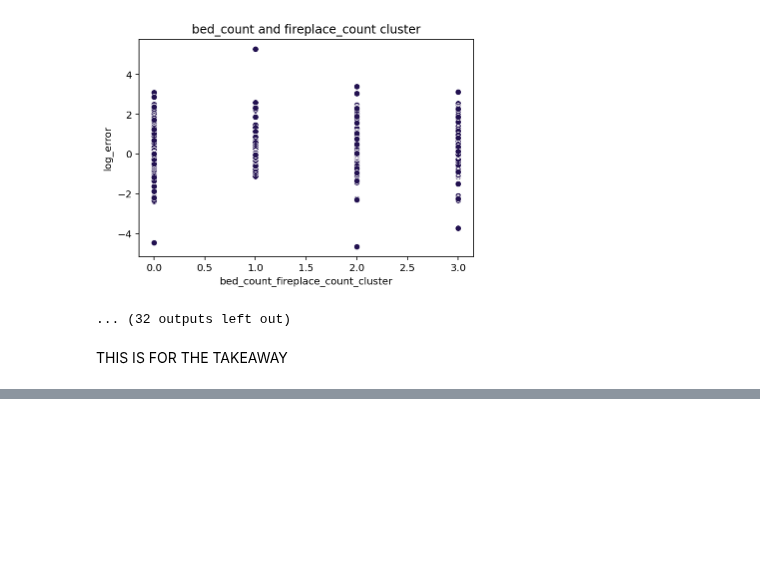
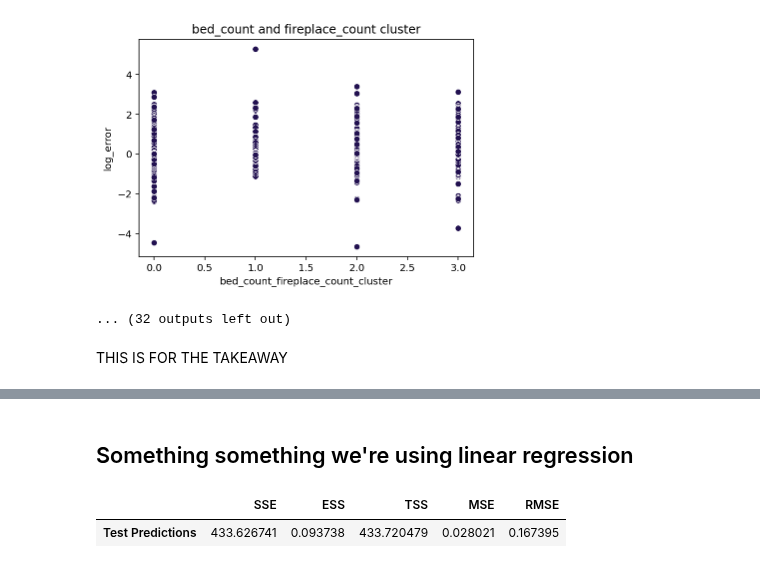
Before and after one commit to L-G-B-Team/clustering-project, a Jupyter notebook: Final_Report_Clustering.ipynb, the cells around one changed output, grey strips where cells are left out. Cells and saved outputs as stored; diff of their text form; code cells hidden in the pictures; blank space fills up the shorter version.

```diff
--- a/Final_Report_Clustering.ipynb
+++ b/Final_Report_Clustering.ipynb
@@ -247,0 +261,7 @@ THIS IS FOR THE TAKEAWAY
+# %% [markdown]
+## Something something we're using linear regression
+# %%
+m.test_errors(test,scaler,kmeans,regressors)
+# %% [output]
+|  | SSE | ESS | TSS | MSE | RMSE |
+| Test Predictions | 433.626741 | 0.093738 | 433.720479 | 0.028021 | 0.167395 |
```
Also changed, not shown: parts of 2 cells of this notebook.
